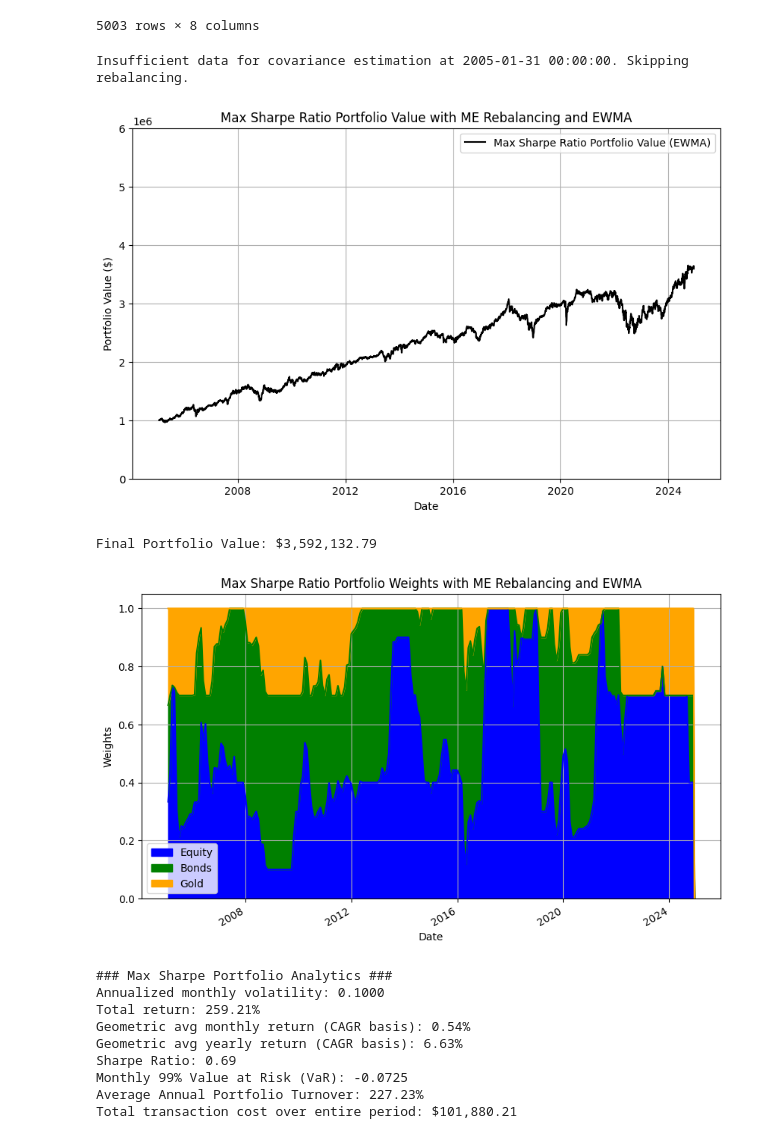
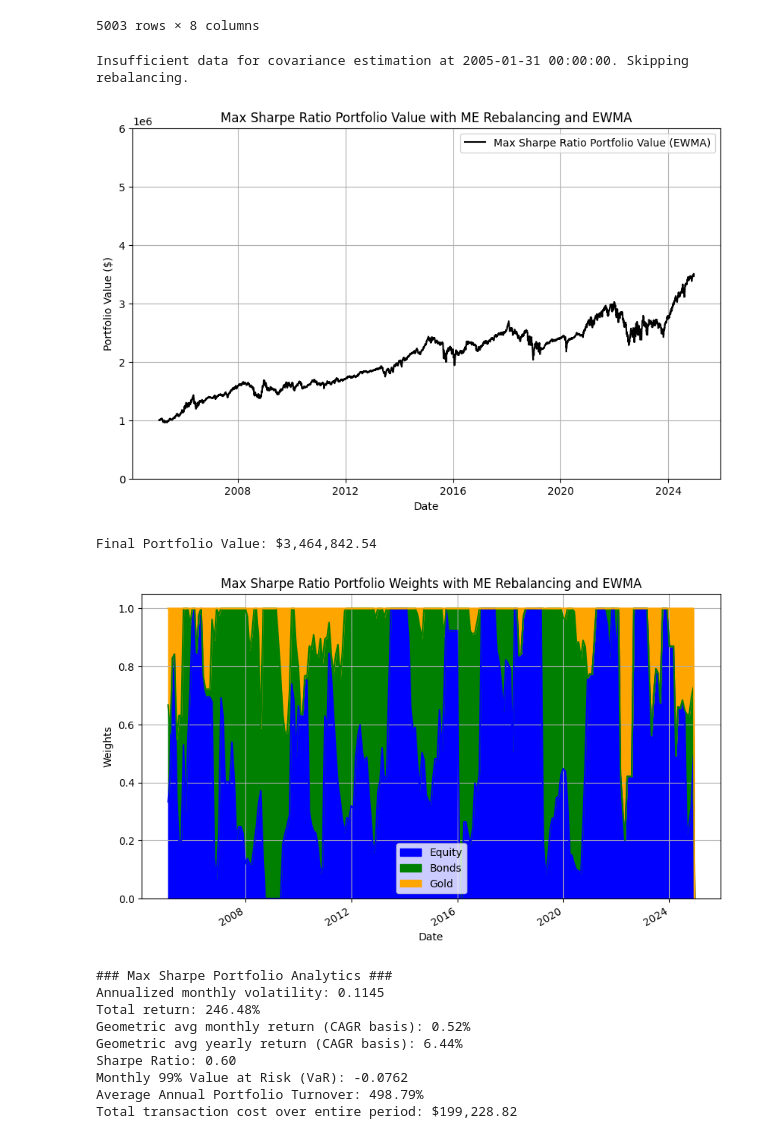
Before and after one commit to plaishev/asset_mgmt_seminar, a Jupyter notebook: Max_Sharpe_EWMA.ipynb, the cells around one changed output. Saved outputs shown, nothing was run; the diff lists cells and outputs as text; code cells hidden in the pictures.

```diff
--- a/Max_Sharpe_EWMA.ipynb
+++ b/Max_Sharpe_EWMA.ipynb
@@ -89,7 +89,7 @@ import matplotlib.pyplot as plt
 # Variables
 rebalance_frequency = 'ME'  # 'ME' = monthly, 'QE' = quarterly, 'YE' = yearly
 initial_investment = 1000000
-lookback_days = 360
+lookback_days = 180
 tc_rate = 0.001
 ewma_span = 63  # Approximately 3 months of trading days
 
@@ -166,7 +166,7 @@ def max_sharpe_construction(returns, rebalance_frequency):
             mean_returns = cov_data.mean()
             cov_matrix = cov_data.cov().values
 
-            bounds = [(0, 0.3) for _ in range(n_assets)]
+            bounds = [(0, 1) for _ in range(n_assets)]
             cons = {'type': 'eq', 'fun': total_weight_constraint}
             res = max_sharpe_optimizer(mean_returns, cov_matrix, w0, bounds, cons)
 
@@ -212,36 +212,36 @@ def max_sharpe_construction(returns, rebalance_frequency):
     return portfolio_val, portfolio_weights, asset_vals, tx_costs, turnover_series
 
 # Function Call and Plotting
 portfolio_val, portfolio_weights, asset_vals, tx_costs, turnover_series = max_sharpe_construction(returns, rebalance_frequency)
 
 plt.figure(figsize=(10,6))
 plt.plot(portfolio_val, label='Max Sharpe Ratio Portfolio Value (EWMA)', color='black')
 plt.title(f'Max Sharpe Ratio Portfolio Value with {rebalance_frequency} Rebalancing and EWMA')
 plt.xlabel('Date')
 plt.ylabel('Portfolio Value ($)')
 plt.ylim(0, 6000000)
 plt.legend()
 plt.grid(True)
 plt.show()
 
 print(f"Final Portfolio Value: ${portfolio_val.iloc[-1]:,.2f}")
 
 # Grouped weights plot
 grouped_weights = pd.DataFrame(index=portfolio_weights.index)
 grouped_weights['Equity'] = portfolio_weights[['Japan', 'APACxJapan', 'Europe', 'LatAm', 'US']].sum(axis=1)
 grouped_weights['Bonds'] = portfolio_weights[['T-Bills_7_10', 'T-Bills_20']].sum(axis=1)
 grouped_weights['Gold'] = portfolio_weights['Gold']
 grouped_weights.plot(figsize=(10,6), kind='area', stacked=True, color=['blue','green','orange'])
 plt.title(f'Max Sharpe Ratio Portfolio Weights with {rebalance_frequency} Rebalancing and EWMA')
 plt.xlabel('Date')
 plt.ylabel('Weights')
 plt.grid(True)
 plt.show()
 # %% [output]
 Insufficient data for covariance estimation at 2005-01-31 00:00:00. Skipping rebalancing.
-[figure, old version]
+[figure, new version]
-Final Portfolio Value: $3,592,132.79
+Final Portfolio Value: $3,464,842.54
-[figure, old version]
+[figure, new version]
 # %%
 #### Max Div Portfolio Analytics #### ver 3.0
 
@@ -287,11 +287,11 @@ print(f"Average Annual Portfolio Turnover: {avg_annual_turnover * 100:.2f}%")
 print(f"Total transaction cost over entire period: ${total_tx_cost:,.2f}")
 # %% [output]
 ### Max Sharpe Portfolio Analytics ###
-Annualized monthly volatility: 0.1000
-Total return: 259.21%
-Geometric avg monthly return (CAGR basis): 0.54%
-Geometric avg yearly return (CAGR basis): 6.63%
-Sharpe Ratio: 0.69
-Monthly 99% Value at Risk (VaR): -0.0725
-Average Annual Portfolio Turnover: 227.23%
-Total transaction cost over entire period: $101,880.21
+Annualized monthly volatility: 0.1145
+Total return: 246.48%
+Geometric avg monthly return (CAGR basis): 0.52%
+Geometric avg yearly return (CAGR basis): 6.44%
+Sharpe Ratio: 0.60
+Monthly 99% Value at Risk (VaR): -0.0762
+Average Annual Portfolio Turnover: 498.79%
+Total transaction cost over entire period: $199,228.82
```
